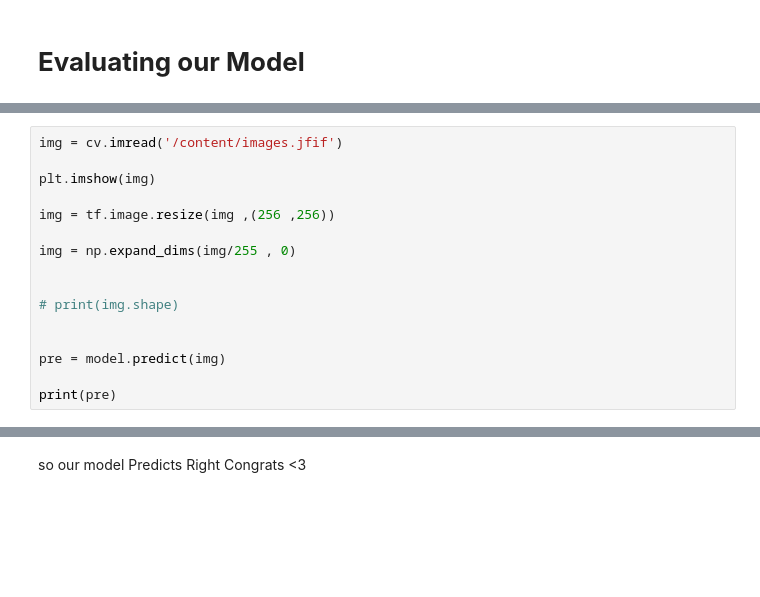
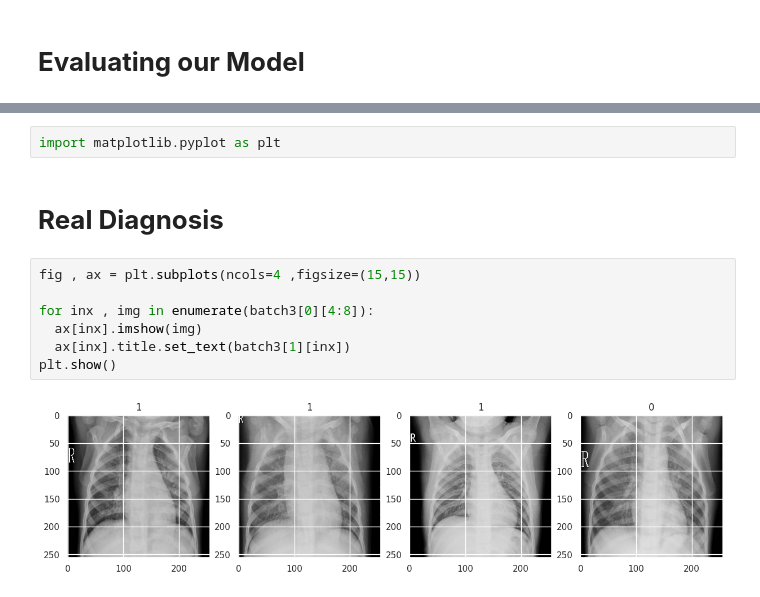
Before and after one commit to GIGAParviz/Pneumonia-chest-prediction-with-CNN, a Jupyter notebook: pneumonia_chest_x_ray.ipynb, the cells around one changed output, grey strips where cells are left out. Cells and saved outputs as stored; diff of their text form; blank space fills up the shorter version.

```diff
--- a/pneumonia_chest_x_ray.ipynb
+++ b/pneumonia_chest_x_ray.ipynb
@@ -234,16 +196,0 @@ model.evaluate(test)
-# %%
-img = cv.imread('/content/images.jfif')
-
-plt.imshow(img)
-
-img = tf.image.resize(img ,(256 ,256))
-
-img = np.expand_dims(img/255 , 0)
-
-
-# print(img.shape)
-
-
-pre = model.predict(img)
-
-print(pre)
@@ -254,2 +197,13 @@ print(pre)
-# %% [markdown]
-so our model Predicts Right Congrats <3
+# %%
+import matplotlib.pyplot as plt
+# %% [markdown]
+# **Real Diagnosis**
+# %%
+fig , ax = plt.subplots(ncols=4 ,figsize=(15,15))
+
+for inx , img in enumerate(batch3[0][4:8]):
+  ax[inx].imshow(img)
+  ax[inx].title.set_text(batch3[1][inx])
+plt.show()
+# %% [output]
+[figure, added]
```
Also changed, not shown: parts of 20 cells of this notebook.
